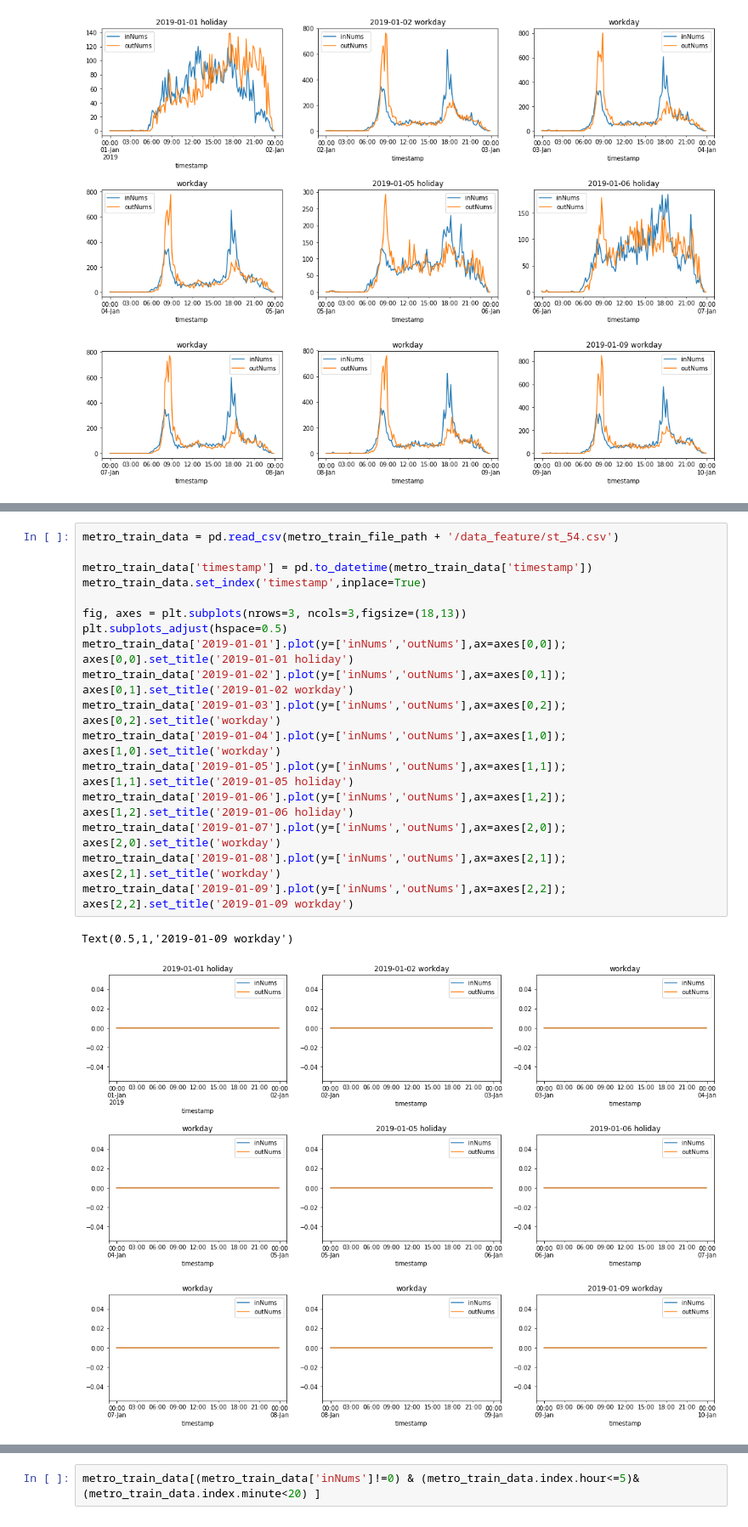
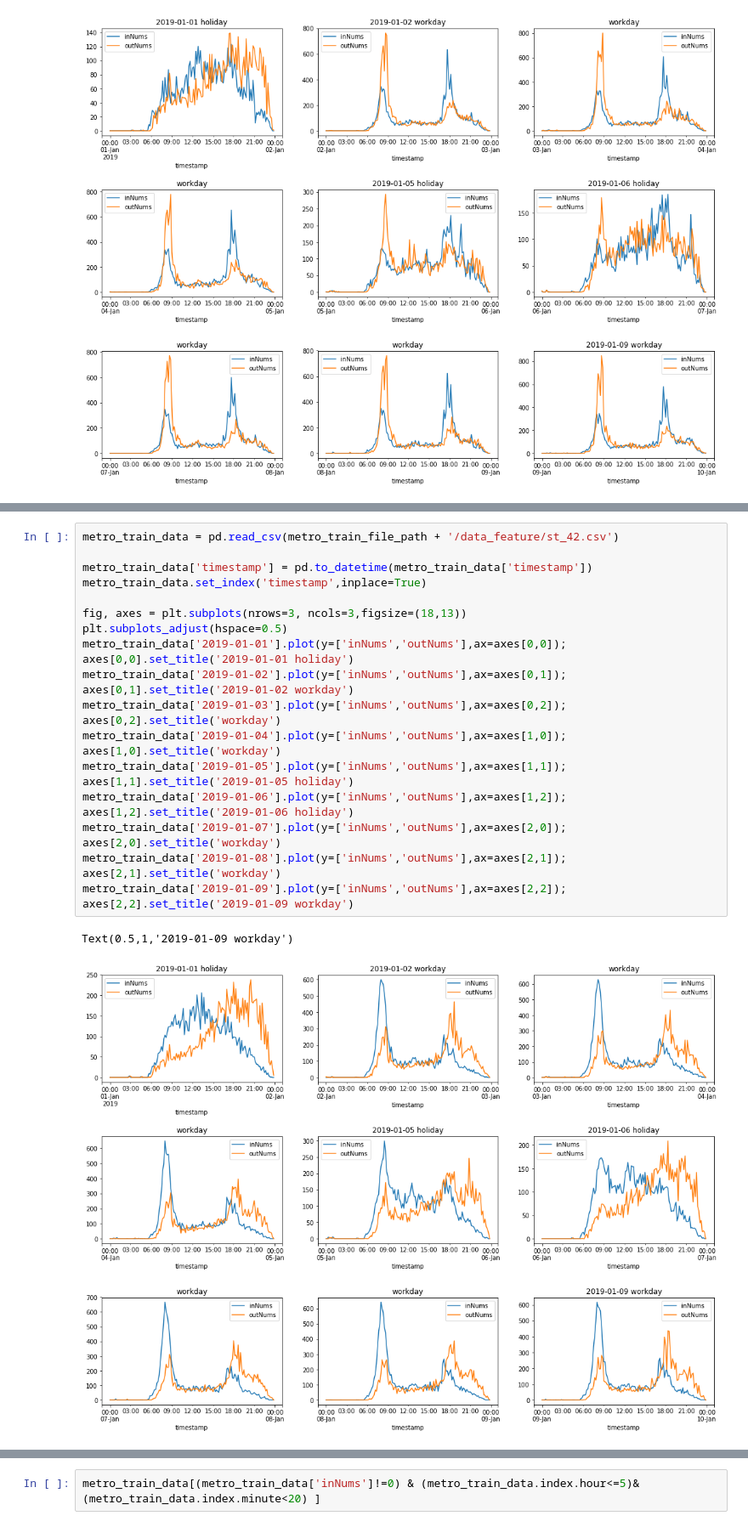
Before and after one commit to josephstalin117/global_urban_computing, a Jupyter notebook: data_analyze.ipynb, the cells around one changed output, grey strips where cells are left out. Shown at 85% size. Cells and saved outputs as stored; diff of their text form.

```diff
--- a/data_analyze.ipynb
+++ b/data_analyze.ipynb
@@ -80,20 +97,20 @@ Text(0.5,1,'2019-01-09 workday')
 # %%
-metro_train_data = pd.read_csv(metro_train_file_path + '/data_feature/st_54.csv')
+metro_train_data = pd.read_csv(metro_train_file_path + '/data_feature/st_42.csv')
 
 metro_train_data['timestamp'] = pd.to_datetime(metro_train_data['timestamp'])
 metro_train_data.set_index('timestamp',inplace=True)
 
 fig, axes = plt.subplots(nrows=3, ncols=3,figsize=(18,13))
 plt.subplots_adjust(hspace=0.5)
 metro_train_data['2019-01-01'].plot(y=['inNums','outNums'],ax=axes[0,0]); axes[0,0].set_title('2019-01-01 holiday')
 metro_train_data['2019-01-02'].plot(y=['inNums','outNums'],ax=axes[0,1]); axes[0,1].set_title('2019-01-02 workday')
 metro_train_data['2019-01-03'].plot(y=['inNums','outNums'],ax=axes[0,2]); axes[0,2].set_title('workday')
 metro_train_data['2019-01-04'].plot(y=['inNums','outNums'],ax=axes[1,0]); axes[1,0].set_title('workday')
 metro_train_data['2019-01-05'].plot(y=['inNums','outNums'],ax=axes[1,1]); axes[1,1].set_title('2019-01-05 holiday')
 metro_train_data['2019-01-06'].plot(y=['inNums','outNums'],ax=axes[1,2]); axes[1,2].set_title('2019-01-06 holiday')
 metro_train_data['2019-01-07'].plot(y=['inNums','outNums'],ax=axes[2,0]); axes[2,0].set_title('workday')
 metro_train_data['2019-01-08'].plot(y=['inNums','outNums'],ax=axes[2,1]); axes[2,1].set_title('workday')
 metro_train_data['2019-01-09'].plot(y=['inNums','outNums'],ax=axes[2,2]); axes[2,2].set_title('2019-01-09 workday')
 # %% [output]
 Text(0.5,1,'2019-01-09 workday')
-[figure, old version]
+[figure, new version]
```
Also changed, not shown: parts of 11 cells of this notebook, 4 other files.
